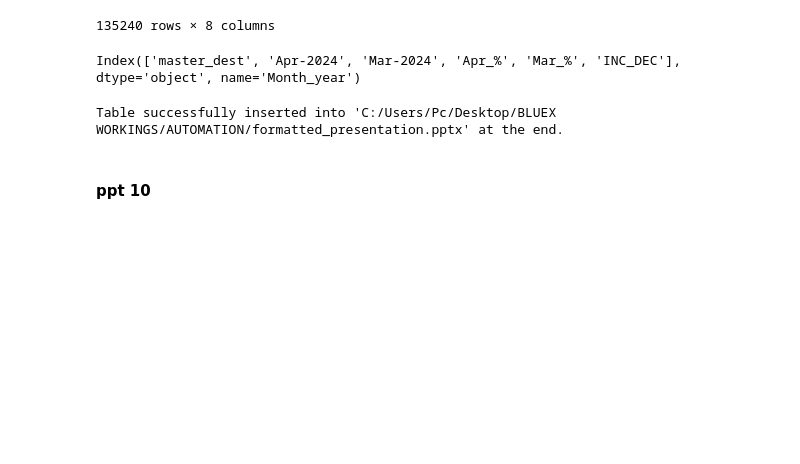
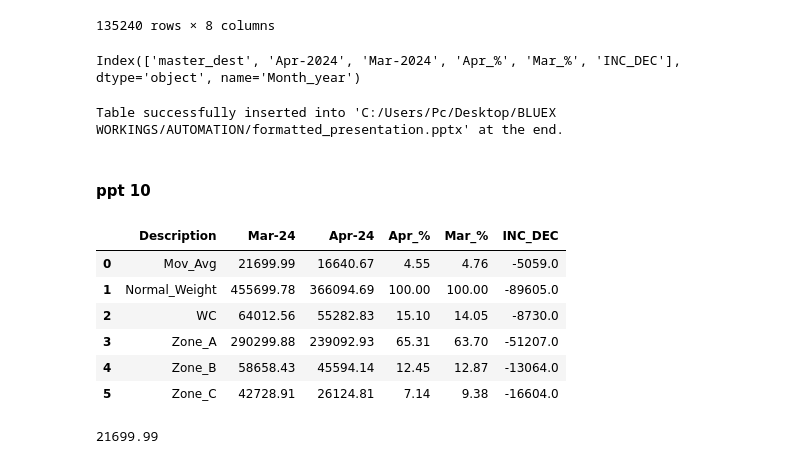
Before and after one commit to TahaDataAlchemy/BLUE-EX-Domestic-Auto, a Jupyter notebook: ETL.ipynb, the cells around one changed output. Cells and saved outputs as stored; diff of their text form; code cells hidden in the pictures; blank space fills up the shorter version.

```diff
--- a/ETL.ipynb
+++ b/ETL.ipynb
@@ -2731,4 +2731,19 @@ Summarize_PPT10["Apr_%"] =(Summarize_PPT10.iloc[:,-1]/TotalWeigh_2)*100
 Summarize_PPT10["Mar_%"] =(Summarize_PPT10.iloc[:,1]/TotalWeigh_1)*100
 
 Summarize_PPT10 = round(Summarize_PPT10,2)
+Summarize_PPT10["INC_DEC"] = round(Summarize_PPT10.iloc[:,2] - Summarize_PPT10.iloc[:,1])
+# %%
+Summarize_PPT10
+# %% [output]
+|  | Description | Mar-24 | Apr-24 | Apr_% | Mar_% | INC_DEC |
+| 0 | Mov_Avg | 21699.99 | 16640.67 | 4.55 | 4.76 | -5059.0 |
+| 1 | Normal_Weight | 455699.78 | 366094.69 | 100.00 | 100.00 | -89605.0 |
+| 2 | WC | 64012.56 | 55282.83 | 15.10 | 14.05 | -8730.0 |
+| 3 | Zone_A | 290299.88 | 239092.93 | 65.31 | 63.70 | -51207.0 |
+| 4 | Zone_B | 58658.43 | 45594.14 | 12.45 | 12.87 | -13064.0 |
+| 5 | Zone_C | 42728.91 | 26124.81 | 7.14 | 9.38 | -16604.0 |
+# %%
+Summarize_PPT10.iloc[:,1][0]
+# %% [output]
+21699.99
 # %%
```
Also changed, not shown: parts of 17 cells of this notebook.
